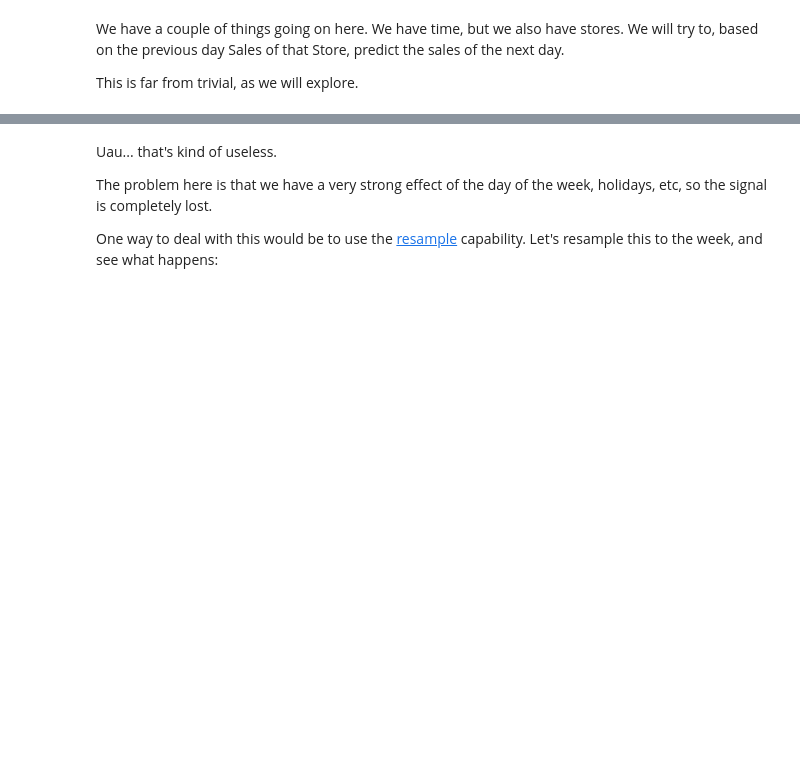
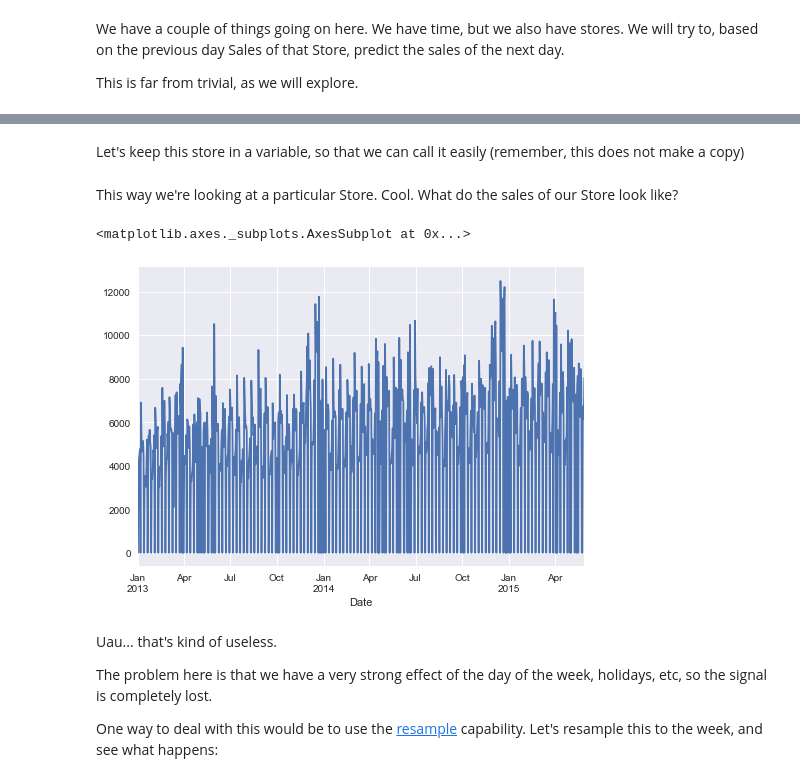
Before and after one commit to MarqueJaune/hackathon2, a Jupyter notebook: Learning units/Time series - Exploring the data .ipynb, the cells around one changed output, grey strips where cells are left out. Drawn from its saved outputs; the diff is of its cells as text; code cells hidden in the pictures; blank space fills up the shorter version.

```diff
--- a/Learning units/Time series - Exploring the data .ipynb
+++ b/Learning units/Time series - Exploring the data .ipynb
@@ -128,3 +113,14 @@ train.loc[train.Store == 1115, 'Sales'].plot(figsize=(16, 4))
+# %% [markdown]
+Let's keep this store in a variable, so that we can call it easily (remember, this does not make a copy)
+# %%
+store_1115 = train.xs(1115, level='Store')
+# %% [markdown]
+This way we're looking at a particular Store. Cool.  What do the sales of our Store look like?
+# %%
+store_1115['Sales'].plot()
+# %% [output]
+<matplotlib.axes._subplots.AxesSubplot at 0x...>
+[figure, added]
 # %% [markdown]
 Uau... that's kind of useless.
 
```
Also changed, not shown: parts of 38 cells of this notebook.
